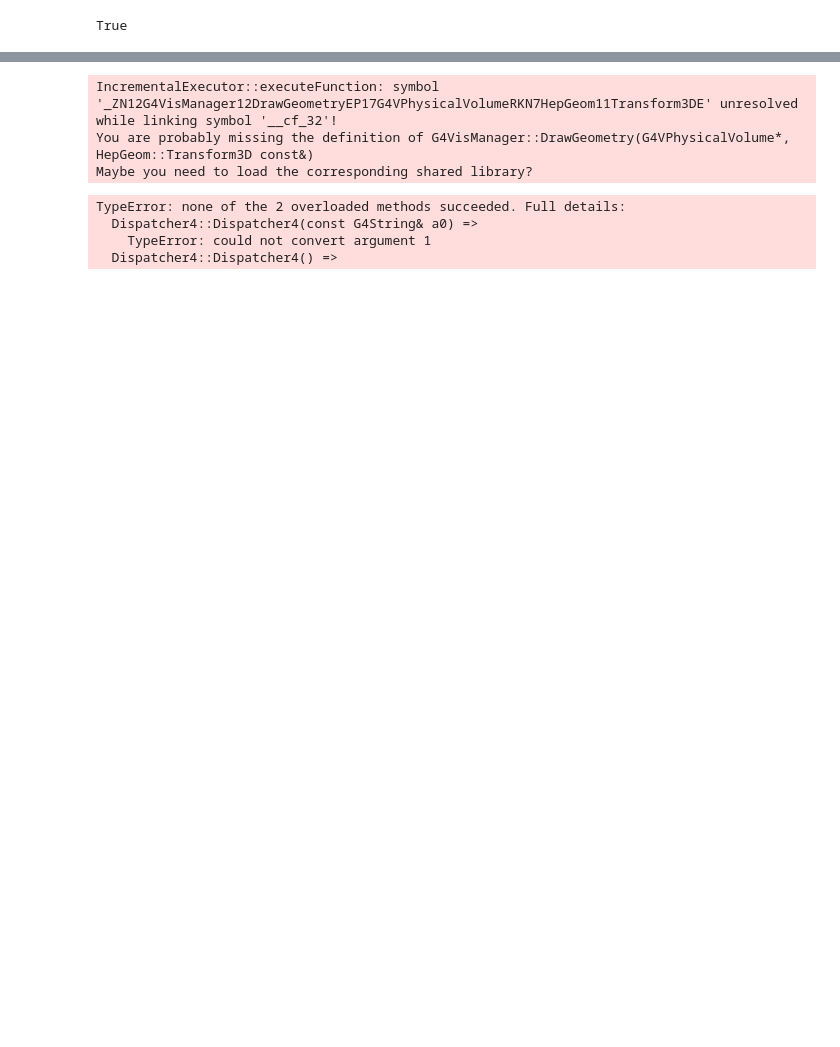
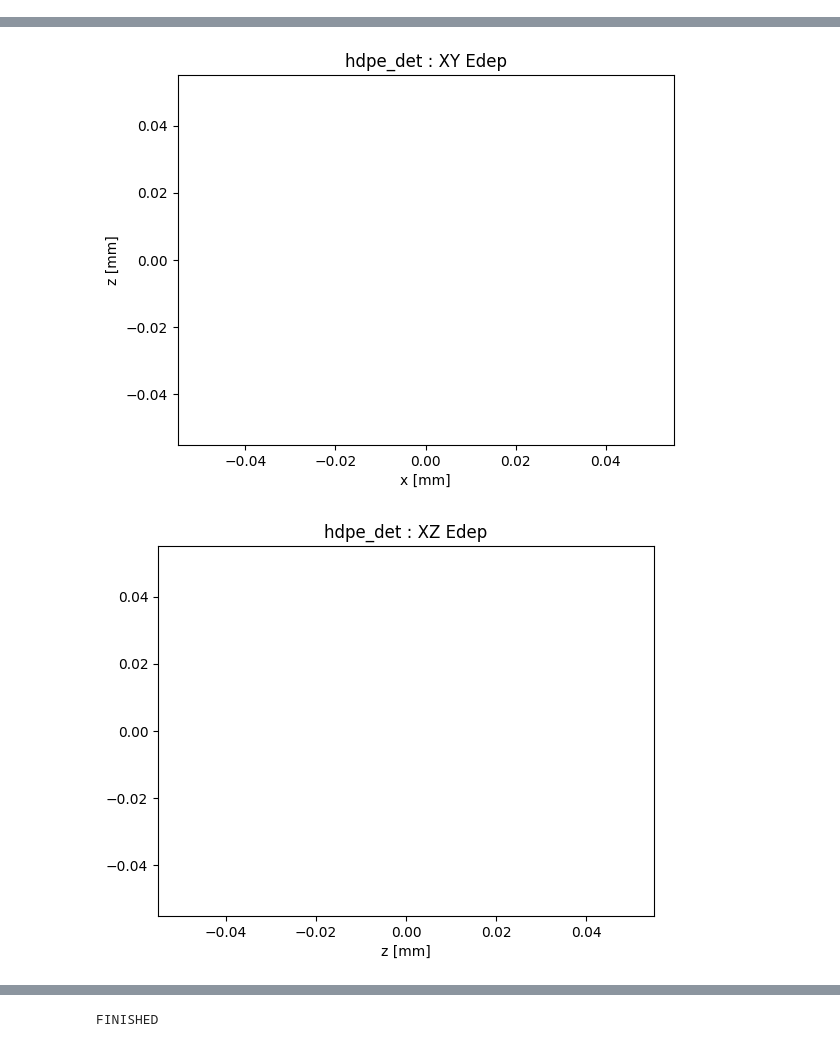
Before and after one commit to patrickstowell/G4ppyy, a Jupyter notebook: examples/UpdatedAnalysis.ipynb, the cells around one changed output, grey strips where cells are left out. Drawn from its saved outputs; the diff is of its cells as text; code cells hidden in the pictures; blank space fills up the shorter version.

```diff
--- a/examples/UpdatedAnalysis.ipynb
+++ b/examples/UpdatedAnalysis.ipynb
@@ -14,9 +14,6 @@ from g4ppyy.SI import mm, cm, m, eV, MeV, GeV, twopi, deg
 
 import random
 gRunManager = g4.G4RunManager()
-# gRunManager = g4.G4RunManager();
-g4.cppyy.load_library("libG4vis_management.dylib")
-g4.cppyy.load_library("libG4graphics_reps.dylib")
 # %% [output]
 [G4PPYY] : Geant4 Python wrapper for CPPYY
 [G4PPYY] : author: P. Stowell
@@ -39,6 +34,4 @@ True
 # %%
-g4.cppyy.include("G4VUserDetectorConstruction.hh")
-g4.cppyy.include("G4VUserPrimaryGeneratorAction.hh")
-g4.cppyy.include("G4VPhysicalVolume.hh")
+# g4.cppyy.include("G4VUserDetectorConstruction.hh")
+# g4.cppyy.include("G4VUserPrimaryGeneratorAction.hh")
+# g4.cppyy.include("G4VPhysicalVolume.hh")
-# %% [output]
-True
@@ -126,14 +123,11 @@ class custom_world(g4.cppyy.gbl.G4VUserDetectorConstruction):
 
     def BuildWorld(self):
         # Mother Box
-        print("Building the mother box")
-        self.world = g4.builder.build_component("world", solid="box", x=5*m, y=5*m, z=5*m, material=self.water_mat)
+        self.world = g4.builder.build_component("world", solid="box", x=5*m, y=5*m, z=5*m, material=self.water_mat, drawstyle="wireframe")
 
         # World Geometries
-        print("Building endcap")
-
-        self.hdpe_outer = g4.builder.build_component("shell", solid="tubs", rot=[90*deg, 0.0, 0.0], rmax=22*cm, z=1.2*m/2, mother=self.world, material="G4_POLYETHYLENE", color=[0.0,0.0,1.0,0.8], drawstyle="solid")
-        self.water_inner = g4.builder.build_component("water", solid="tubs", rmax=18*cm, z=1.2*m/2, mother=self.hdpe_outer, material="G4_WATER", color=[0.5,0.5,1.0,0.1], drawstyle="solid")
+        self.hdpe_outer   = g4.builder.build_component("shell", solid="tubs", rot=[90*deg, 0.0, 0.0], rmax=22*cm, z=1.2*m/2, mother=self.world, material="G4_POLYETHYLENE", color=[0.0,0.0,1.0,0.8], drawstyle="solid")
+        self.water_inner  = g4.builder.build_component("water", solid="tubs", rmax=18*cm, z=1.2*m/2, mother=self.hdpe_outer, material="G4_WATER", color=[0.5,0.5,1.0,0.1], drawstyle="solid")
         self.hdpe_endcap1 = g4.builder.build_component("cap1", solid="tubs", rmax=18*cm, z=1*cm, mother=self.water_inner, material="G4_POLYETHYLENE", color=[1.0,0.2,1.0,0.8], drawstyle="solid", pos=[0.0, 0.0, +1.2*m/2 - 1*cm])
         self.hdpe_endcap2 = g4.builder.build_component("cap2", solid="tubs", rmax=18*cm, z=1*cm, mother=self.water_inner, material="G4_POLYETHYLENE", color=[1.0,0.2,1.0,0.8], drawstyle="solid", pos=[0.0, 0.0, -1.2*m/2 + 1*cm])
 
@@ -178,12 +172,26 @@ g4.run.add_default_actions(gRunManager)
 # Setup vis to check geometry (optioonal)
 g4.run.create_visualization(gRunManager)
 
+g4.mc.vis.scene.add.trajectories("rich")
+
+traj_mc = g4.mc.vis.modeling.trajectories
+traj_mc.create.drawByParticleID()
+traj_mc.drawByParticleID_0.default.setDrawStepPts(True)
+traj_mc.drawByParticleID_0.default.setStepPtsSize(1)
+traj_mc.list(1)
+traj_mc.drawByParticleID_0.set("e+","grey")
+traj_mc.drawByParticleID_0.set("e-","grey")
+traj_mc.drawByParticleID_0.set("gamma","yellow")
+traj_mc.drawByParticleID_0.set("neutron","magenta")
+
 # Generate some events
 g4.run.handle_beam(gRunManager, 1000)
 
 # Draw the vis plot (optional)
 g4.run.draw_visualization(gRunManager)
 
+
+# g4.mc.run.beamOn(1000)
 print("FINISHED")
 # %% [output]
 <<< Geant4 Physics List simulation engine: QGSP_BERT
@@ -189,0 +216,2 @@ print("FINISHED")
+[figure, added]
+[figure, added]
@@ -190,7 +220 @@ print("FINISHED")
-IncrementalExecutor::executeFunction: symbol '_ZN12G4VisManager12DrawGeometryEP17G4VPhysicalVolumeRKN7HepGeom11Transform3DE' unresolved while linking symbol '__cf_32'!
-You are probably missing the definition of G4VisManager::DrawGeometry(G4VPhysicalVolume*, HepGeom::Transform3D const&)
-Maybe you need to load the corresponding shared library?
+FINISHED
-TypeError: none of the 2 overloaded methods succeeded. Full details:
-  Dispatcher4::Dispatcher4(const G4String& a0) =>
-    TypeError: could not convert argument 1
-  Dispatcher4::Dispatcher4() =>
```
Also changed, not shown: parts of 4 cells of this notebook, 14 other files.
